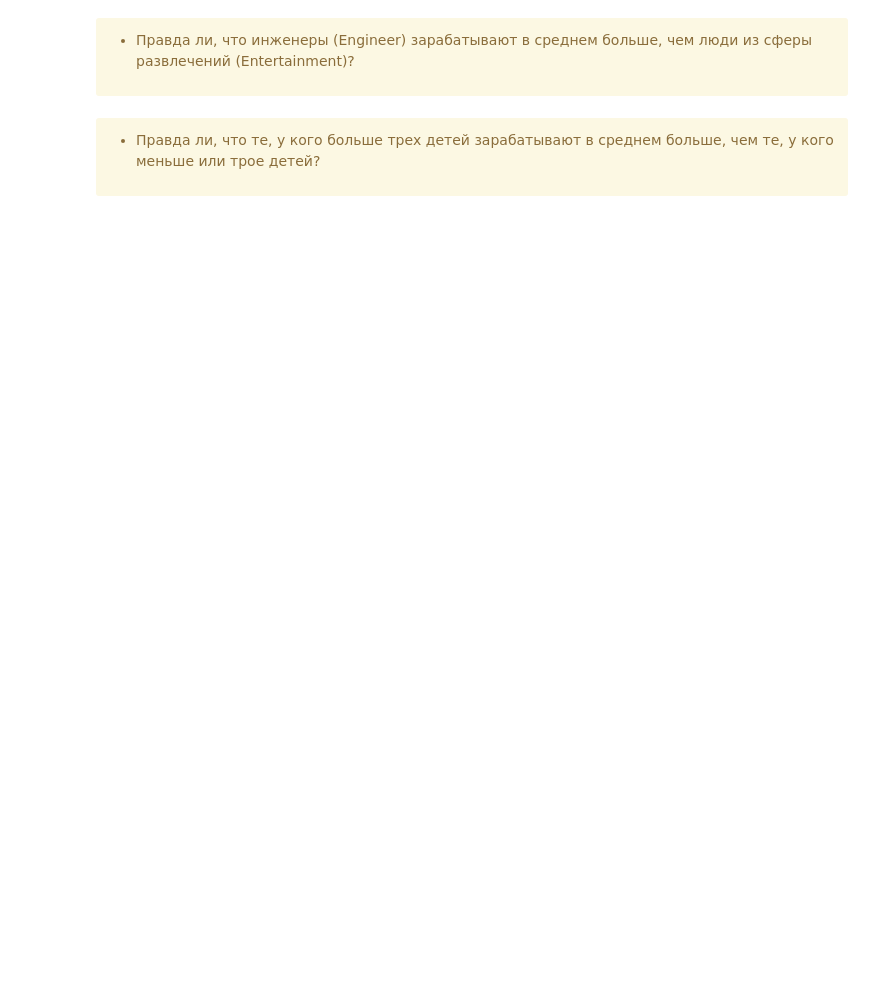
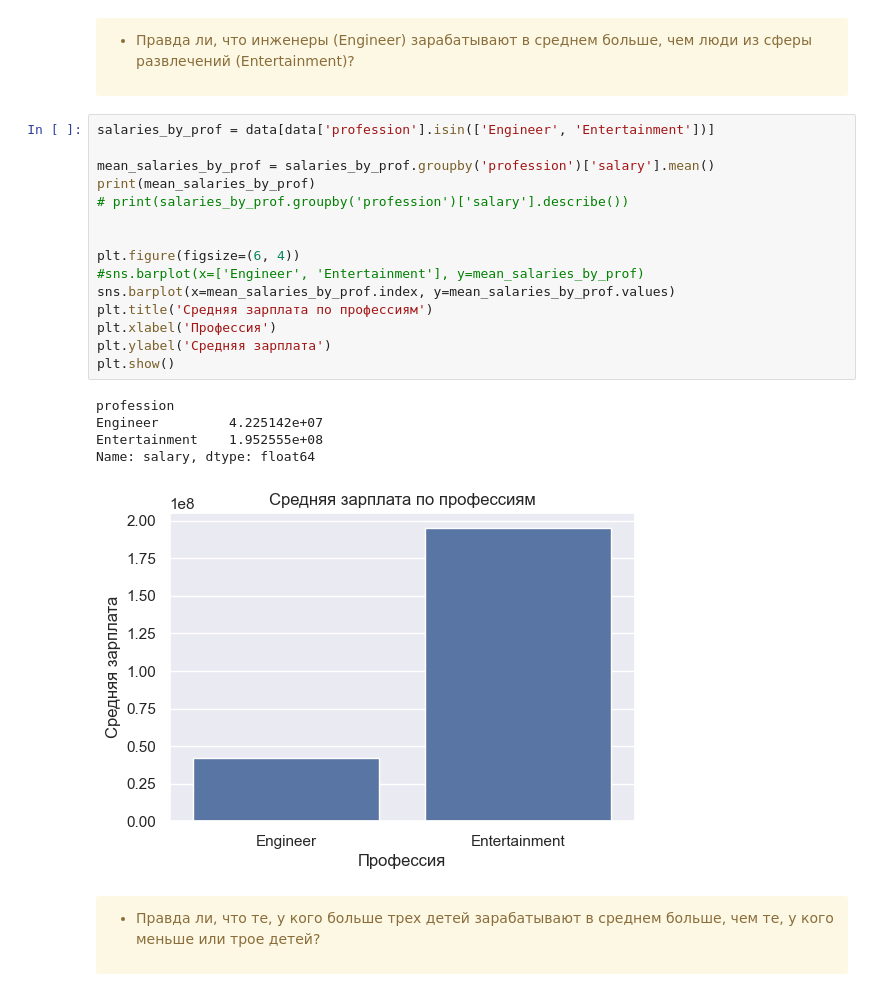
Before and after one commit to djpumauzb/Analyitics, a Jupyter notebook: A-B testing/lesson3/M3_HW.ipynb, the cells around one changed output. Cells and saved outputs as stored; diff of their text form; blank space fills up the shorter version.

```diff
--- a/A-B testing/lesson3/M3_HW.ipynb
+++ b/A-B testing/lesson3/M3_HW.ipynb
@@ -226,6 +244,27 @@ plt.show()
 <div class="alert alert-warning">
 
 * Правда ли, что инженеры (Engineer) зарабатывают в среднем больше, чем люди из сферы развлечений (Entertainment)?
+# %%
+salaries_by_prof = data[data['profession'].isin(['Engineer', 'Entertainment'])]
+
+mean_salaries_by_prof = salaries_by_prof.groupby('profession')['salary'].mean()
+print(mean_salaries_by_prof)
+# print(salaries_by_prof.groupby('profession')['salary'].describe())
+
+
+plt.figure(figsize=(6, 4))
+#sns.barplot(x=['Engineer', 'Entertainment'], y=mean_salaries_by_prof)
+sns.barplot(x=mean_salaries_by_prof.index, y=mean_salaries_by_prof.values)
+plt.title('Средняя зарплата по профессиям')
+plt.xlabel('Профессия')
+plt.ylabel('Средняя зарплата')
+plt.show()
+# %% [output]
+profession
+Engineer         4.225142e+07
+Entertainment    1.952555e+08
+Name: salary, dtype: float64
+[figure, added]
 # %% [markdown]
 <div class="alert alert-warning">
 
```
Also changed, not shown: parts of 9 cells of this notebook.
